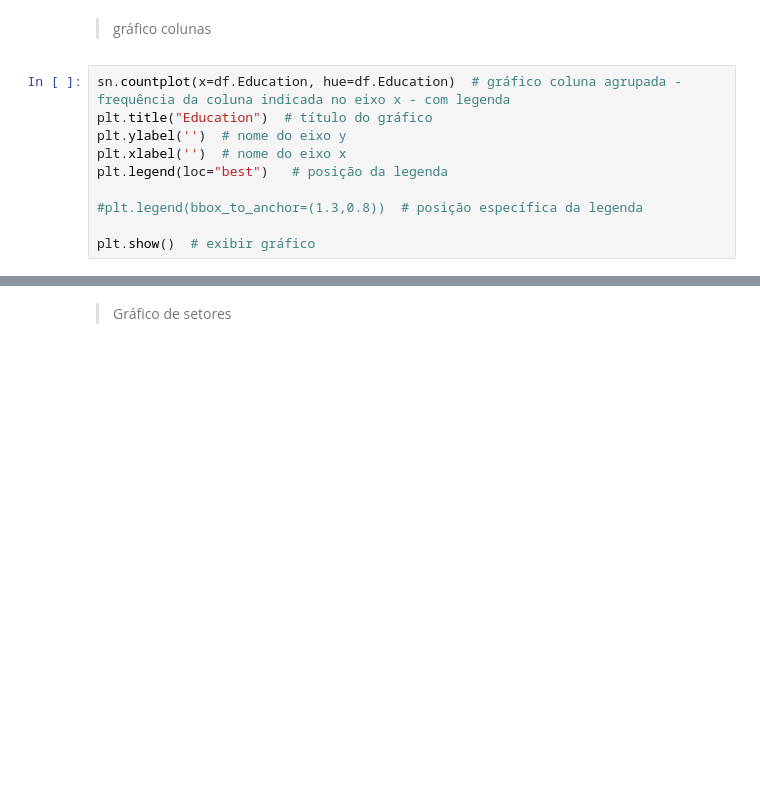
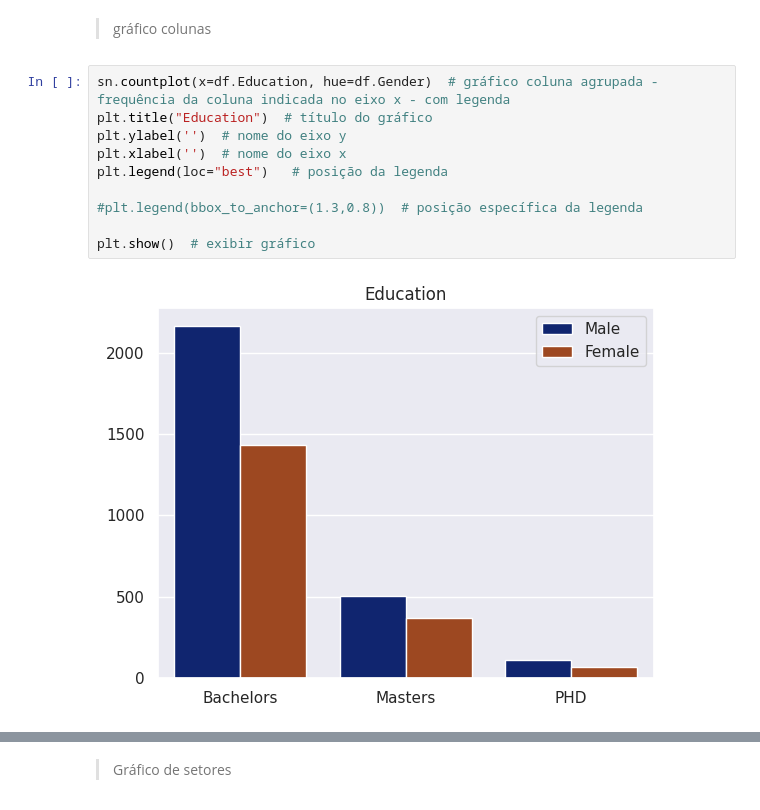
Before and after one commit to dayanebravo/Est_Graf_py, a Jupyter notebook: extensao.ipynb, the cells around one changed output, grey strips where cells are left out. Saved outputs shown, nothing was run; the diff lists cells and outputs as text; blank space fills up the shorter version.

```diff
--- a/extensao.ipynb
+++ b/extensao.ipynb
@@ -83,13 +231,15 @@ plt.show()  # exibir gráfico
 # %% [markdown]
 >gráfico colunas
 # %%
-sn.countplot(x=df.Education, hue=df.Education)  # gráfico coluna agrupada - frequência da coluna indicada no eixo x - com legenda
+sn.countplot(x=df.Education, hue=df.Gender)  # gráfico coluna agrupada - frequência da coluna indicada no eixo x - com legenda
 plt.title("Education")  # título do gráfico
 plt.ylabel('')  # nome do eixo y
 plt.xlabel('')  # nome do eixo x
 plt.legend(loc="best")   # posição da legenda
 
 #plt.legend(bbox_to_anchor=(1.3,0.8))  # posição específica da legenda
 
 plt.show()  # exibir gráfico
+# %% [output]
+[figure, added]
 # %%
```
Also changed, not shown: parts of 110 cells of this notebook.
